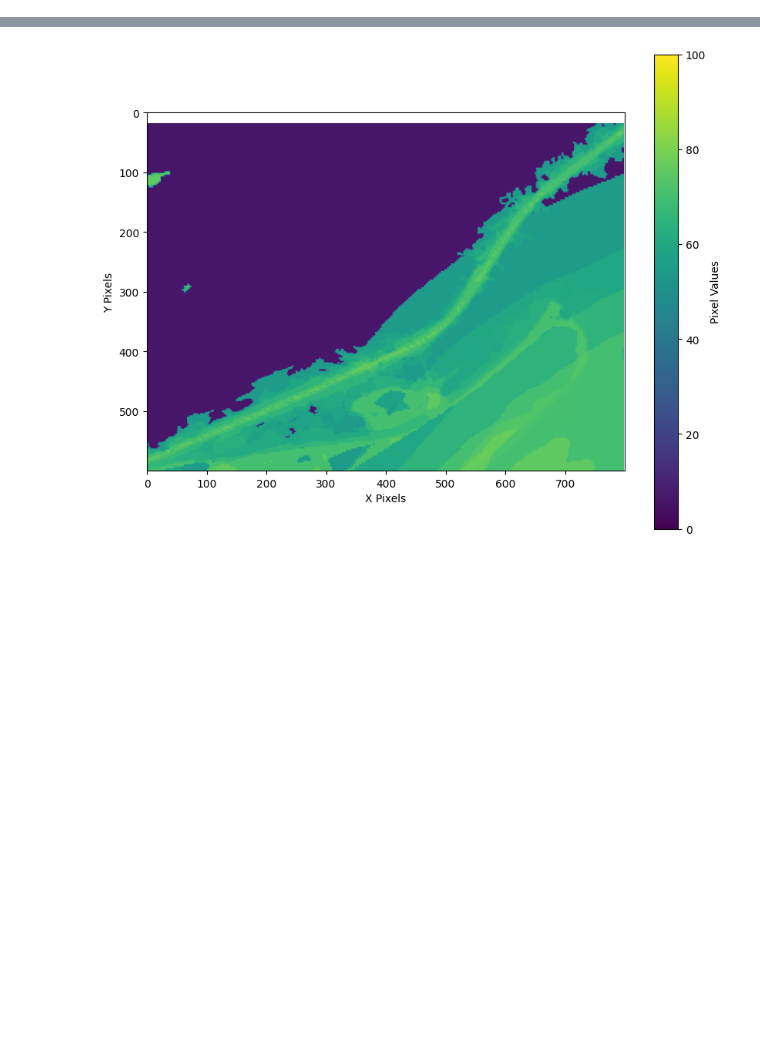
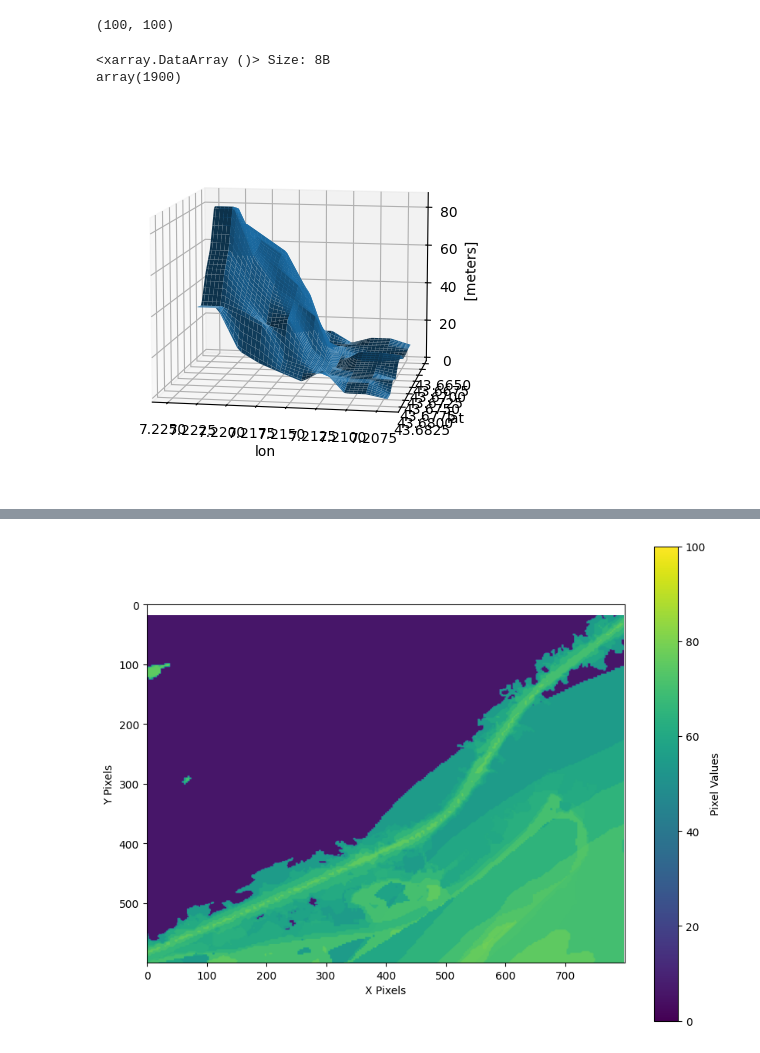
Before and after one commit to nmcdtu/windwhisper, a Jupyter notebook: dev/generate_noise_map.ipynb, the cells around one changed output, grey strips where cells are left out. Drawn from its saved outputs; the diff is of its cells as text; code cells hidden in the pictures; blank space fills up the shorter version.

```diff
--- a/dev/generate_noise_map.ipynb
+++ b/dev/generate_noise_map.ipynb
@@ -38,3 +38,10 @@ wt = windturbines.WindTurbines(
     #listeners=listening_points,
     #retrain_model=True
 )
+# %%
+from windwhisper.elevation_grid import get_elevation_grid
+
+res = get_elevation_grid(
+    longitudes=wt.noise_analysis.lden_map.lon.values,
+    latitudes=wt.noise_analysis.lden_map.lat.values
+)
@@ -40,0 +73,24 @@ wt = windturbines.WindTurbines(
+# %%
+res.shape
+# %% [output]
+(100, 100)
+# %%
+res.isnull().sum()
+# %% [output]
+<xarray.DataArray ()> Size: 8B
+array(1900)
+# %%
+import numpy as np
+import matplotlib.pyplot as plt
+
+from mpl_toolkits.mplot3d import Axes3D
+
+fig = plt.figure()
+ax = fig.add_subplot(111, projection='3d')
+
+res.plot.surface()
+
+# Set the azimuth and elevation angles
+ax.view_init(azim=100, elev=10)
+# %% [output]
+[figure, added]
```
Also changed, not shown: parts of 6 cells of this notebook, 10 other files.
